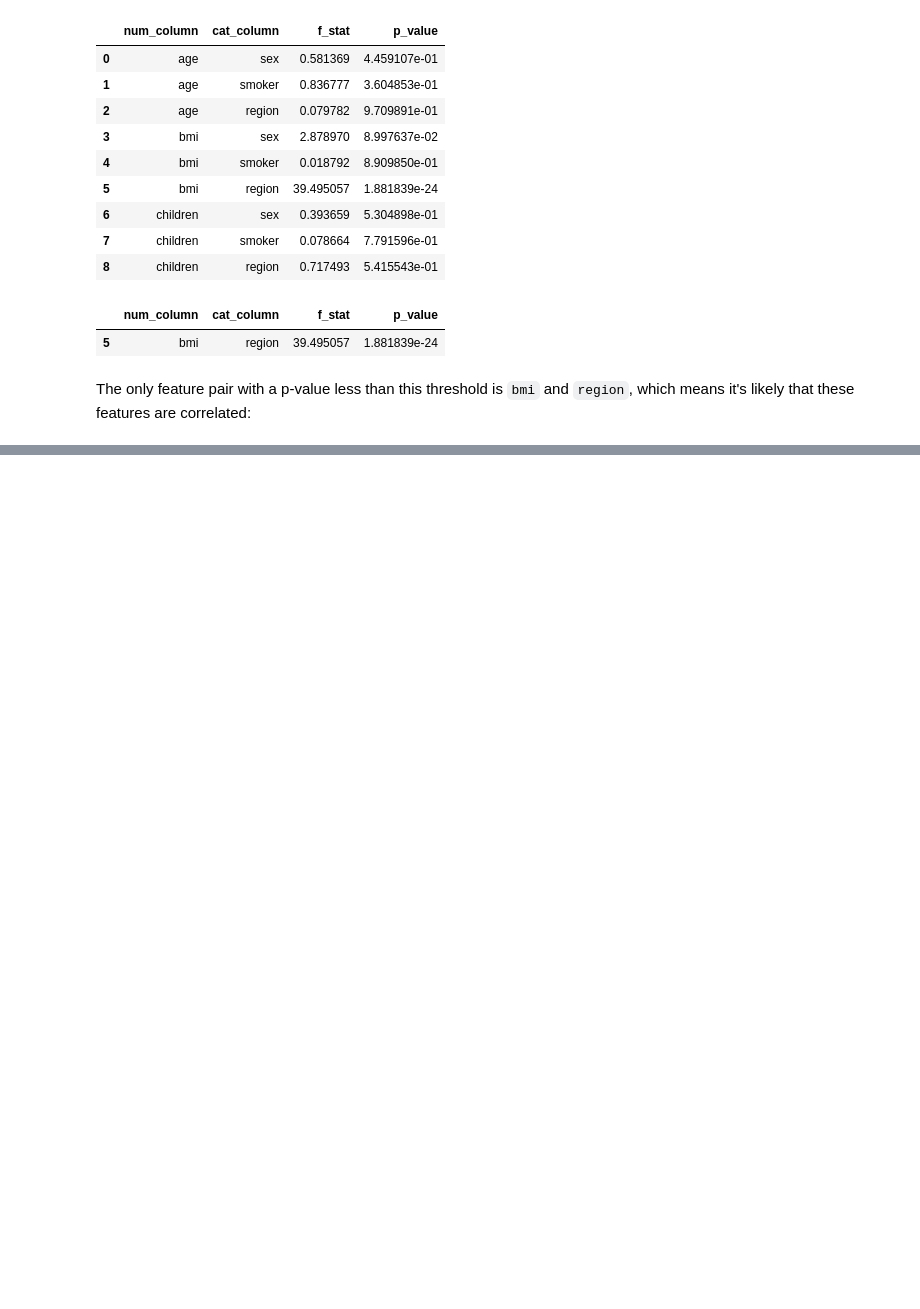
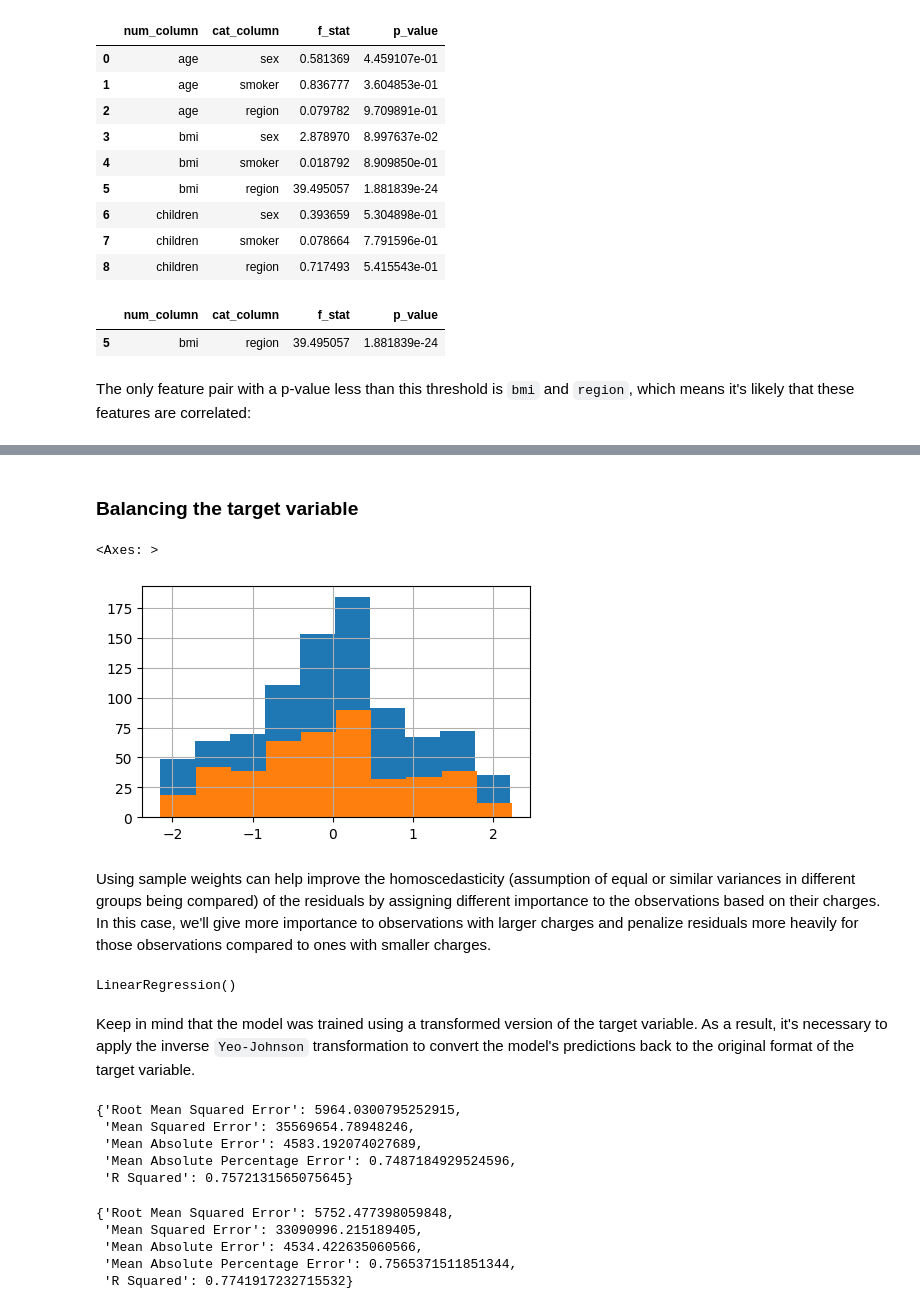
Before and after one commit to ruddysimon/Predictive-Insurance-Premium-Estimation-with-XGBoost, a Jupyter notebook: Insurance_modeling.ipynb, the cells around one changed output, grey strips where cells are left out. Drawn from its saved outputs; the diff is of its cells as text; code cells hidden in the pictures; blank space fills up the shorter version.

```diff
--- a/Insurance_modeling.ipynb
+++ b/Insurance_modeling.ipynb
@@ -536,0 +574,2 @@ Assumptions 4-5 will help us evaluate whether our linear model is appropriate fo
+# %%
+X_train, X_test, y_train, y_test = train_test_split(X, y, test_size=0.33, random_state=42)
@@ -536,0 +611,14 @@ Assumptions 4-5 will help us evaluate whether our linear model is appropriate fo
+# %% [markdown]
+### Balancing the target variable
+# %%
+pt = PowerTransformer(method='yeo-johnson')
+y_train_t = pt.fit_transform(y_train.values.reshape(-1, 1))[:, 0]
+y_test_t = pt.transform(y_test.values.reshape(-1, 1))[:, 0]
+# %%
+pd.Series(y_train_t).hist(figsize=(5, 3))
+pd.Series(y_test_t).hist(figsize=(5, 3))
+# %% [output]
+<Axes: >
+[figure, added]
+# %% [markdown]
+Using sample weights can help improve the homoscedasticity (assumption of equal or similar variances in different groups being compared) of the residuals by assigning different importance to the observations based on their charges. In this case, we'll give more importance to observations with larger charges and penalize residuals more heavily for those observations compared to ones with smaller charges.
@@ -536,0 +628,6 @@ Assumptions 4-5 will help us evaluate whether our linear model is appropriate fo
+# %%
+lr = LinearRegression()
+
+lr.fit(X_train, y_train_t, sample_weight = sample_weights )
+# %% [output]
+LinearRegression()
@@ -536,0 +638,2 @@ Assumptions 4-5 will help us evaluate whether our linear model is appropriate fo
+# %% [markdown]
+Keep in mind that the model was trained using a transformed version of the target variable. As a result, it's necessary to apply the inverse `Yeo-Johnson` transformation to convert the model's predictions back to the original format of the target variable.
@@ -536,0 +658,18 @@ Assumptions 4-5 will help us evaluate whether our linear model is appropriate fo
+# %%
+base_train_performance = calc_model_performance(y_train, y_pred_train)
+base_train_performance
+# %% [output]
+{'Root Mean Squared Error': 5964.0300795252915,
+ 'Mean Squared Error': 35569654.78948246,
+ 'Mean Absolute Error': 4583.192074027689,
+ 'Mean Absolute Percentage Error': 0.7487184929524596,
+ 'R Squared': 0.7572131565075645}
+# %%
+base_test_performance = calc_model_performance(y_test, y_pred_test)
+base_test_performance
+# %% [output]
+{'Root Mean Squared Error': 5752.477398059848,
+ 'Mean Squared Error': 33090996.215189405,
+ 'Mean Absolute Error': 4534.422635060566,
+ 'Mean Absolute Percentage Error': 0.7565371511851344,
+ 'R Squared': 0.7741917232715532}
```
Also changed, not shown: parts of 59 cells of this notebook.
